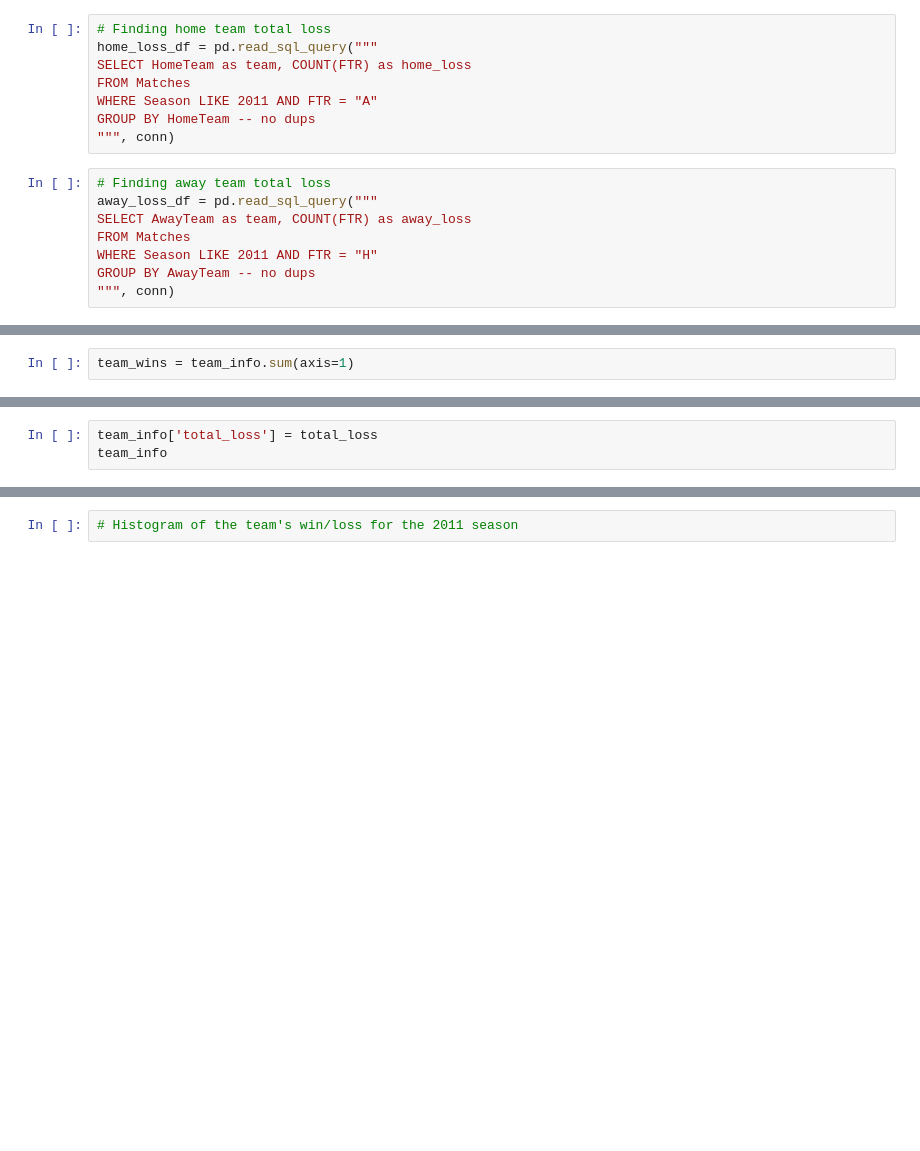
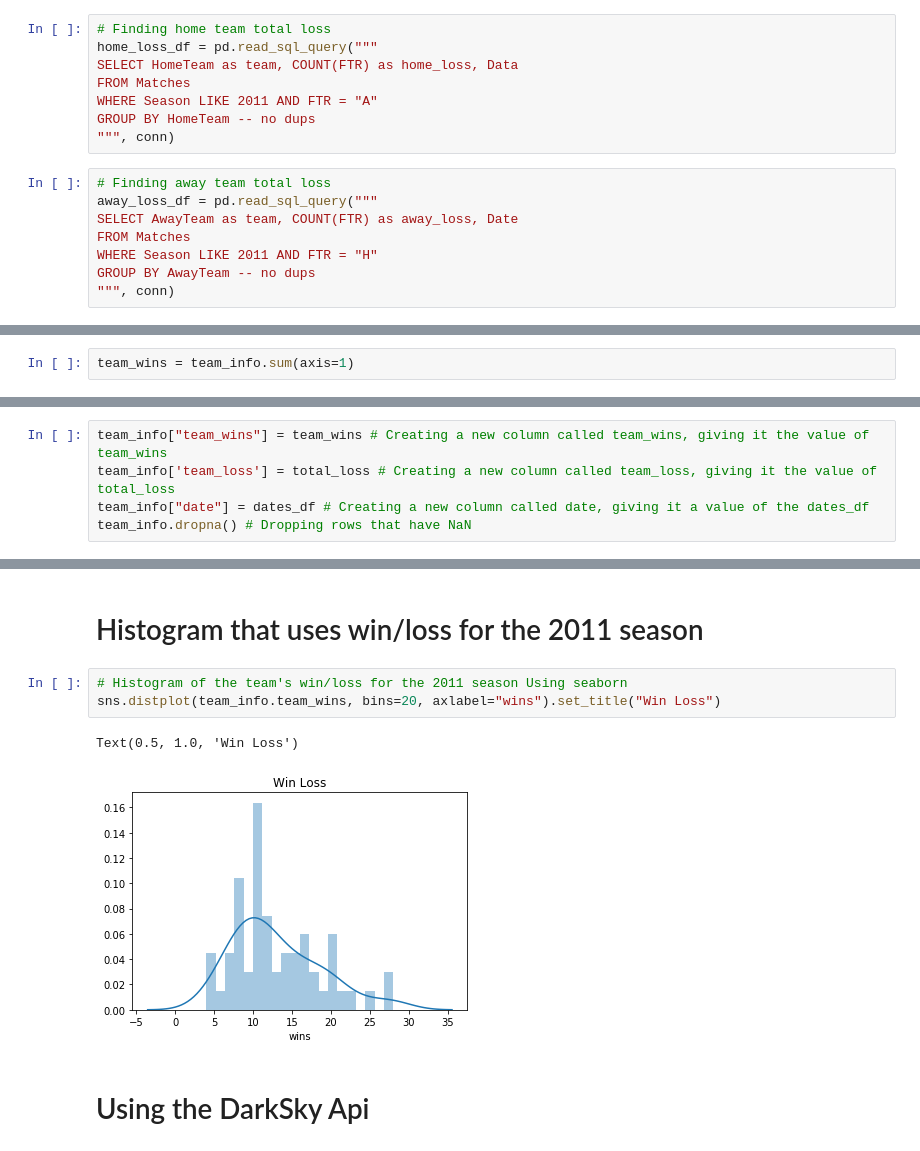
Before and after one commit to jeffersonzaki/dc-ds-010620, a Jupyter notebook: Mod2-SummativeLab/Mod2Lab.ipynb, the cells around one changed output, grey strips where cells are left out. Saved outputs shown, nothing was run; the diff lists cells and outputs as text; blank space fills up the shorter version.

```diff
--- a/Mod2-SummativeLab/Mod2Lab.ipynb
+++ b/Mod2-SummativeLab/Mod2Lab.ipynb
@@ -86,7 +98,7 @@ GROUP BY HomeTeam -- no dups
 # %%
 # Finding home team total loss
 home_loss_df = pd.read_sql_query("""
-SELECT HomeTeam as team, COUNT(FTR) as home_loss
+SELECT HomeTeam as team, COUNT(FTR) as home_loss, Data
 FROM Matches
 WHERE Season LIKE 2011 AND FTR = "A"
 GROUP BY HomeTeam -- no dups
@@ -94,7 +106,7 @@ GROUP BY HomeTeam -- no dups
 # %%
 # Finding away team total loss
 away_loss_df = pd.read_sql_query("""
-SELECT AwayTeam as team, COUNT(FTR) as away_loss
+SELECT AwayTeam as team, COUNT(FTR) as away_loss, Date
 FROM Matches
 WHERE Season LIKE 2011 AND FTR = "H"
 GROUP BY AwayTeam -- no dups
@@ -124,3 +173,0 @@ team_info["team_wins"] = team_wins
-# %%
-team_info['total_loss'] = total_loss
-team_info
@@ -146,0 +174,5 @@ team_info
+# %%
+team_info["team_wins"] = team_wins # Creating a new column called team_wins, giving it the value of team_wins
+team_info['team_loss'] = total_loss # Creating a new column called team_loss, giving it the value of total_loss
+team_info["date"] = dates_df # Creating a new column called date, giving it a value of the dates_df
+team_info.dropna() # Dropping rows that have NaN
@@ -147,2 +197,10 @@ team_info
+# %% [markdown]
+# Histogram that uses win/loss for the 2011 season
 # %%
-# Histogram of the team's win/loss for the 2011 season
+# Histogram of the team's win/loss for the 2011 season Using seaborn
+sns.distplot(team_info.team_wins, bins=20, axlabel="wins").set_title("Win Loss")
+# %% [output]
+Text(0.5, 1.0, 'Win Loss')
+[figure, added]
+# %% [markdown]
+# Using the DarkSky Api
```
Also changed, not shown: parts of 19 cells of this notebook, 12 other files.
